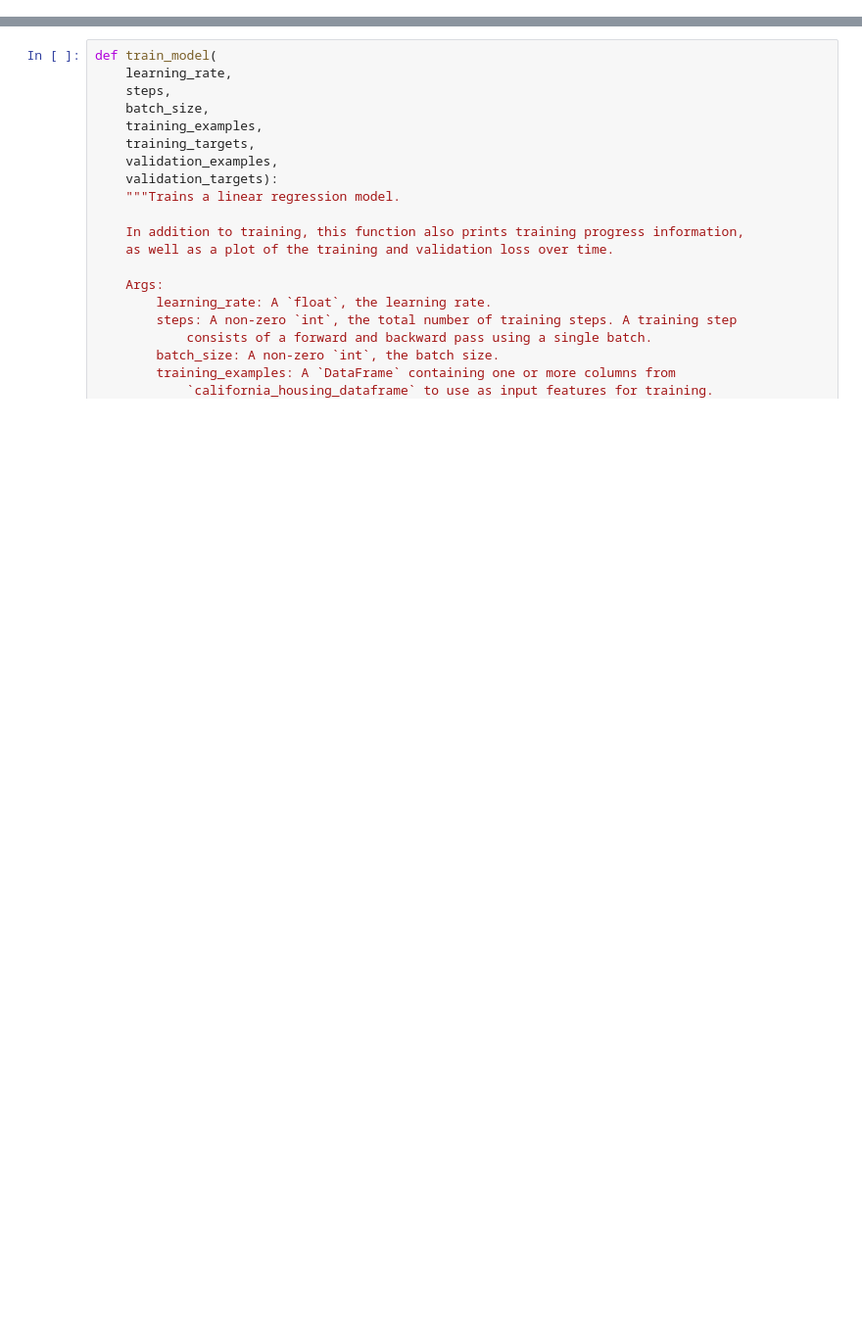
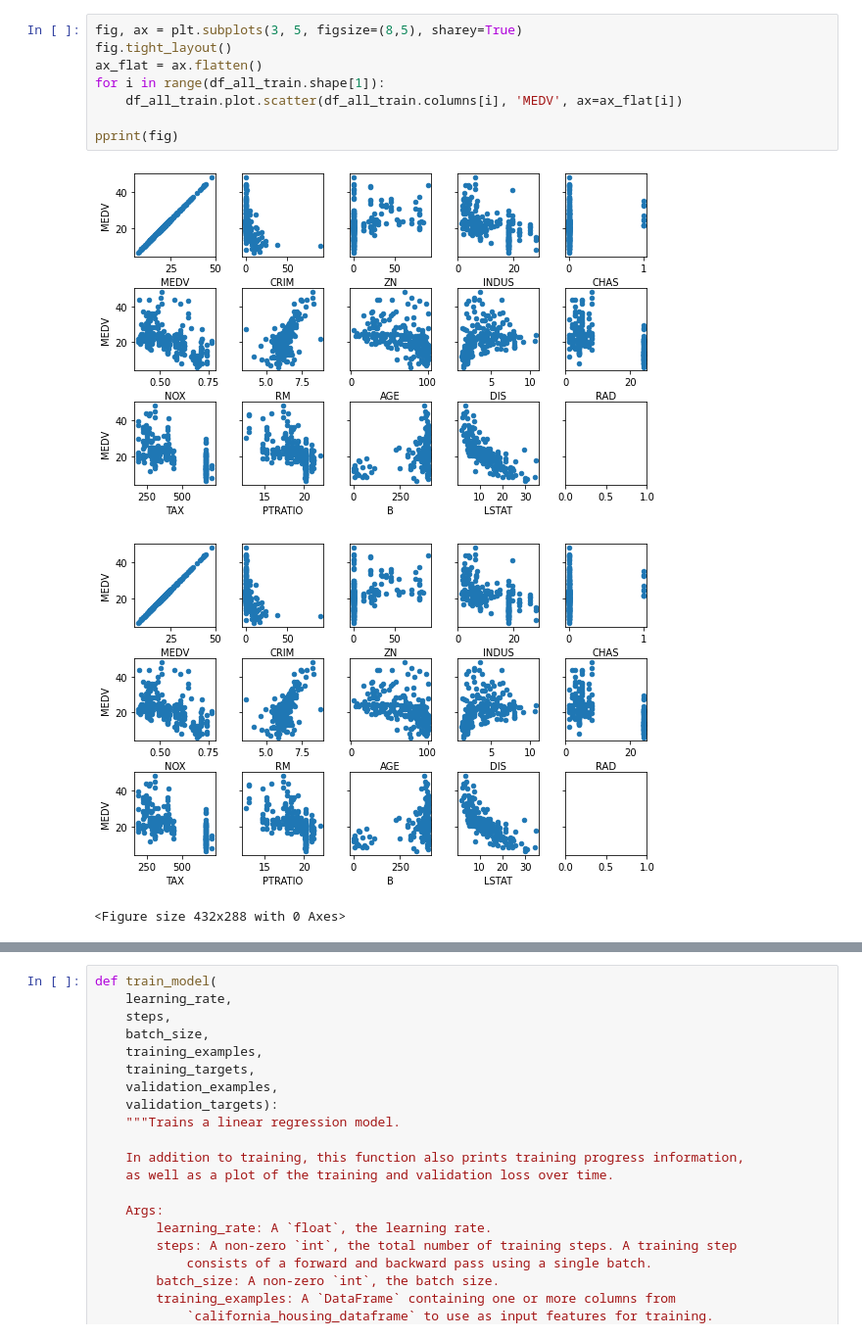
Before and after one commit to Thessal/kakao_interview, a Jupyter notebook: problem_3.ipynb, the cells around one changed output, grey strips where cells are left out. Shown at 98% size. Drawn from its saved outputs; the diff is of its cells as text; blank space fills up the shorter version.

```diff
--- a/problem_3.ipynb
+++ b/problem_3.ipynb
@@ -141,0 +289,12 @@ plot_corr(df_feature_train, cluster=True)
+# %%
+fig, ax = plt.subplots(3, 5, figsize=(8,5), sharey=True)
+fig.tight_layout()
+ax_flat = ax.flatten()
+for i in range(df_all_train.shape[1]):
+    df_all_train.plot.scatter(df_all_train.columns[i], 'MEDV', ax=ax_flat[i])
+
+pprint(fig)
+# %% [output]
+[figure, added]
+[figure, added]
+<Figure size 432x288 with 0 Axes>
```
Also changed, not shown: parts of 14 cells of this notebook, 1 other file.
